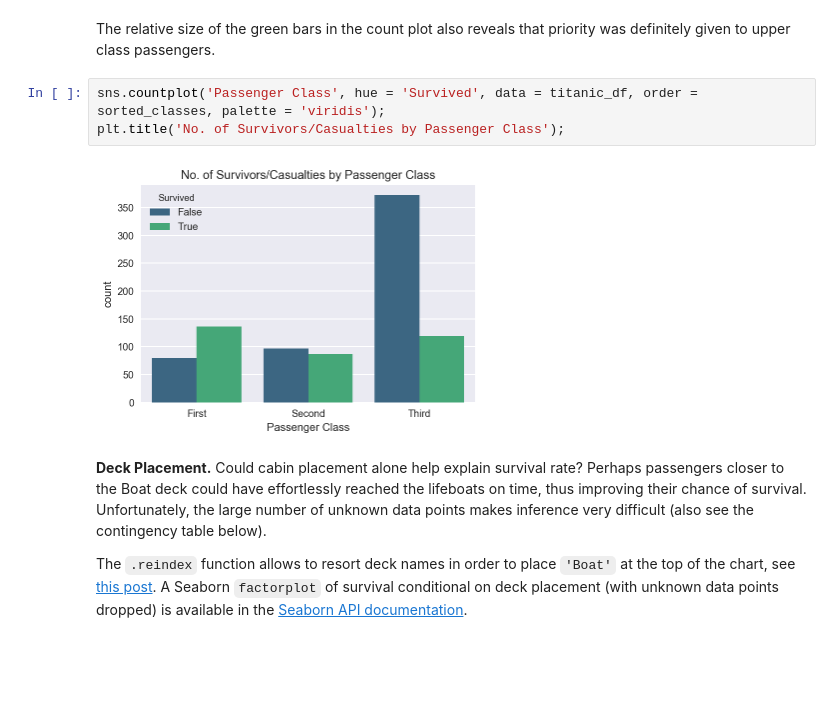
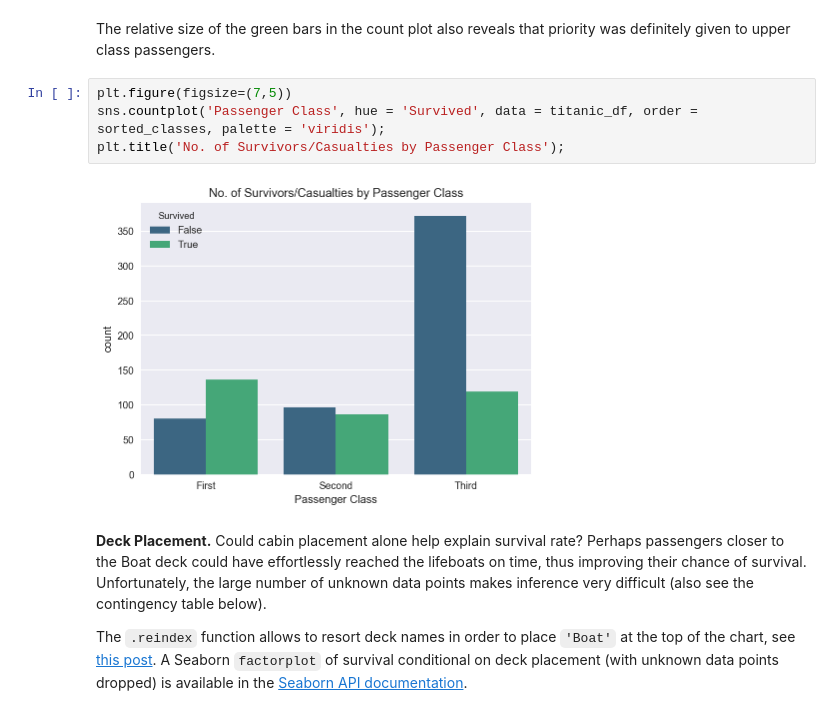
Before and after one commit to federicomariamassari/udacity-dand, a Jupyter notebook: projects/p2/dand-p2-investigate-a-dataset.ipynb, the cells around one changed output. Saved outputs shown, nothing was run; the diff lists cells and outputs as text; blank space fills up the shorter version.

```diff
--- a/projects/p2/dand-p2-investigate-a-dataset.ipynb
+++ b/projects/p2/dand-p2-investigate-a-dataset.ipynb
@@ -1111,10 +1113,11 @@ sorted_classes = ['First', 'Second', 'Third']
 # %% [markdown]
 The relative size of the green bars in the count plot also reveals that priority was definitely given to upper class passengers.
 # %%
+plt.figure(figsize=(7,5))
 sns.countplot('Passenger Class', hue = 'Survived', data = titanic_df, order = sorted_classes, palette = 'viridis');
 plt.title('No. of Survivors/Casualties by Passenger Class');
 # %% [output]
-[figure, old version]
+[figure, new version]
 # %% [markdown]
 __Deck Placement.__ Could cabin placement alone help explain survival rate? Perhaps passengers closer to the Boat deck could have effortlessly reached the lifeboats on time, thus improving their chance of survival. Unfortunately, the large number of unknown data points makes inference very difficult (also see the contingency table below).
 
```
Also changed, not shown: parts of 5 cells of this notebook.
